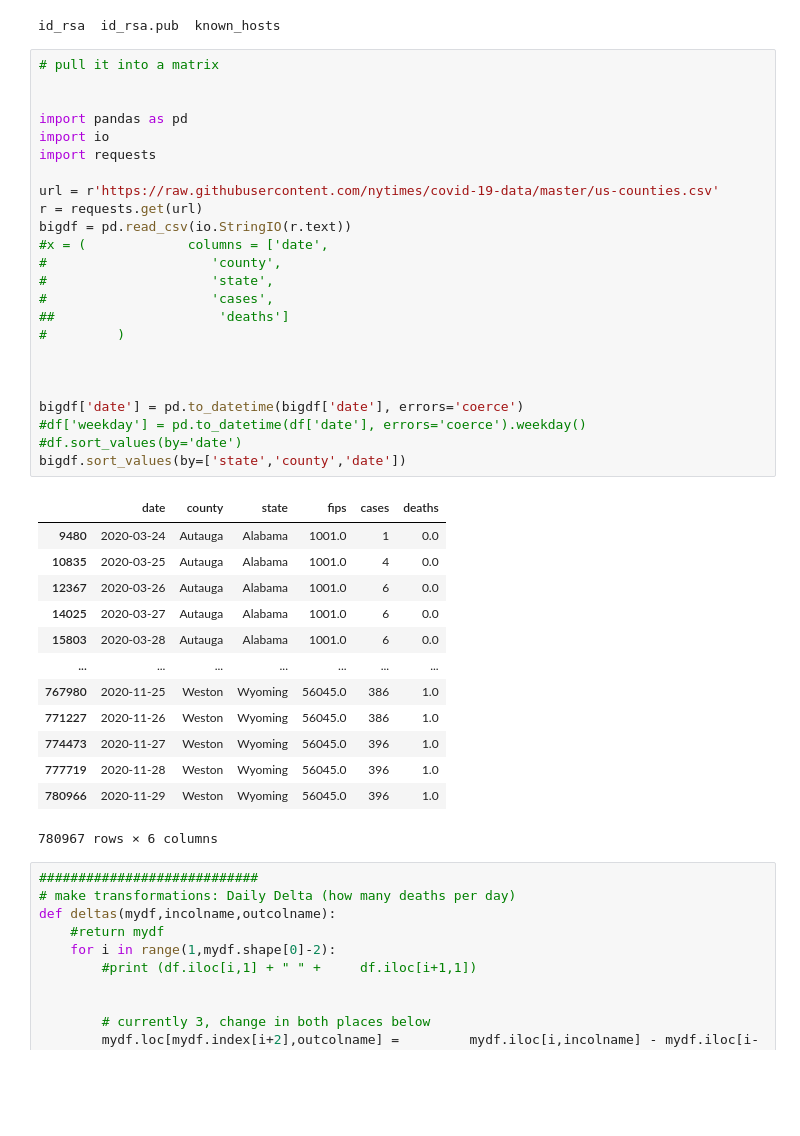
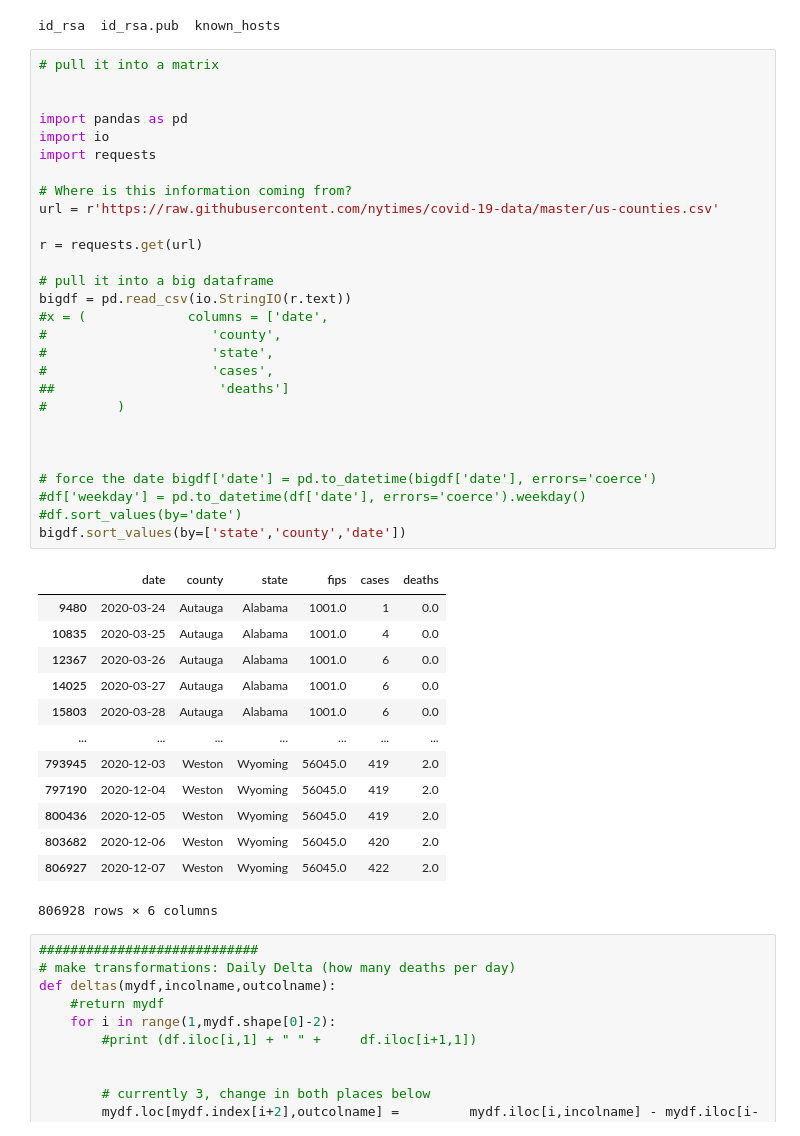
Before and after one commit to rcanzlovar/Jupyterdocs, a Jupyter notebook: November_Latest_Covid_Data_Graphs_in_Colab.ipynb, the cells around one changed output. Drawn from its saved outputs; the diff is of its cells as text; blank space fills up the shorter version.

```diff
--- a/November_Latest_Covid_Data_Graphs_in_Colab.ipynb
+++ b/November_Latest_Covid_Data_Graphs_in_Colab.ipynb
@@ -262,40 +264,44 @@ id_rsa  id_rsa.pub  known_hosts
 # pull it into a matrix
 
 
 import pandas as pd
 import io
 import requests
 
+# Where is this information coming from?
 url = r'https://raw.githubusercontent.com/nytimes/covid-19-data/master/us-counties.csv'
+
 r = requests.get(url)
+
+# pull it into a big dataframe
 bigdf = pd.read_csv(io.StringIO(r.text))
 #x = (             columns = ['date',
 #                     'county',
 #                     'state',
 #                     'cases',
 ##                     'deaths']
 #         )
 
 
 
-bigdf['date'] = pd.to_datetime(bigdf['date'], errors='coerce')
+# force the date bigdf['date'] = pd.to_datetime(bigdf['date'], errors='coerce')
 #df['weekday'] = pd.to_datetime(df['date'], errors='coerce').weekday()
 #df.sort_values(by='date')
 bigdf.sort_values(by=['state','county','date'])
 # %% [output]
 |  | date | county | state | fips | cases | deaths |
 | 9480 | 2020-03-24 | Autauga | Alabama | 1001.0 | 1 | 0.0 |
 | 10835 | 2020-03-25 | Autauga | Alabama | 1001.0 | 4 | 0.0 |
 | 12367 | 2020-03-26 | Autauga | Alabama | 1001.0 | 6 | 0.0 |
 | 14025 | 2020-03-27 | Autauga | Alabama | 1001.0 | 6 | 0.0 |
 | 15803 | 2020-03-28 | Autauga | Alabama | 1001.0 | 6 | 0.0 |
 | ... | ... | ... | ... | ... | ... | ... |
-| 767980 | 2020-11-25 | Weston | Wyoming | 56045.0 | 386 | 1.0 |
-| 771227 | 2020-11-26 | Weston | Wyoming | 56045.0 | 386 | 1.0 |
-| 774473 | 2020-11-27 | Weston | Wyoming | 56045.0 | 396 | 1.0 |
-| 777719 | 2020-11-28 | Weston | Wyoming | 56045.0 | 396 | 1.0 |
-| 780966 | 2020-11-29 | Weston | Wyoming | 56045.0 | 396 | 1.0 |
+| 793945 | 2020-12-03 | Weston | Wyoming | 56045.0 | 419 | 2.0 |
+| 797190 | 2020-12-04 | Weston | Wyoming | 56045.0 | 419 | 2.0 |
+| 800436 | 2020-12-05 | Weston | Wyoming | 56045.0 | 419 | 2.0 |
+| 803682 | 2020-12-06 | Weston | Wyoming | 56045.0 | 420 | 2.0 |
+| 806927 | 2020-12-07 | Weston | Wyoming | 56045.0 | 422 | 2.0 |
-780967 rows × 6 columns
+806928 rows × 6 columns
 # %%
 ############################
 # make transformations: Daily Delta (how many deaths per day)
```
Also changed, not shown: parts of 6 cells of this notebook.
